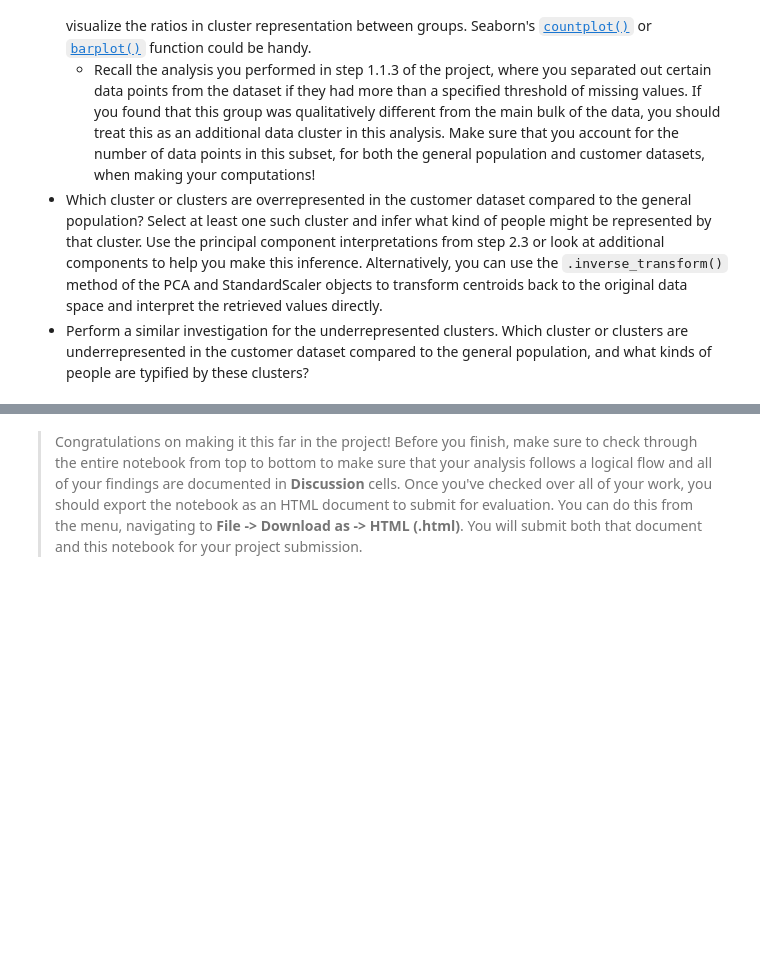
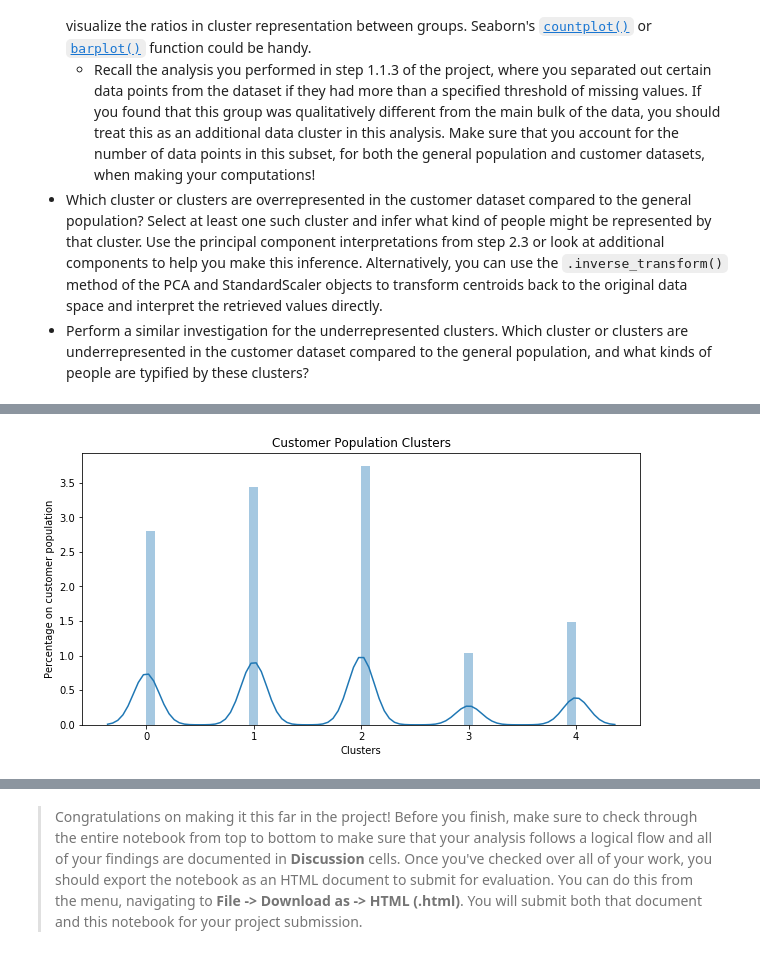
Before and after one commit to chpolyzo/intro_MLND, a Jupyter notebook: third_project/Identify_Customer_Segments.ipynb, the cells around one changed output, grey strips where cells are left out. Cells and saved outputs as stored; diff of their text form; code cells hidden in the pictures; blank space fills up the shorter version.

```diff
--- a/third_project/Identify_Customer_Segments.ipynb
+++ b/third_project/Identify_Customer_Segments.ipynb
@@ -1794,0 +1812,16 @@ Take a look at the following points in this step:
+# %%
+# compute the average within-cluster distances for general population.
+cus_model_5 = kmeans_5.fit(cus_clust) #fit the model to general population data using kmeans_5
+cus_labels_5 = cus_model_5.predict(cus_clust) #predict labels using model_4 on your dataset
+# %%
+cus_dict = dict(zip(cus_clust.index, cus_labels_5))
+# %%
+cus_clust['cluster'] = cus_clust.index.map(cus_dict)
+# %%
+plt.figure(figsize = [10, 5])
+g = sns.distplot(cus_clust['cluster']);
+g.set_title('Customer Population Clusters')
+g.set_xlabel('Clusters')
+g.set_ylabel('Percentage on customer population');
+# %% [output]
+[figure, added]
```
Also changed, not shown: parts of 21 cells of this notebook.
